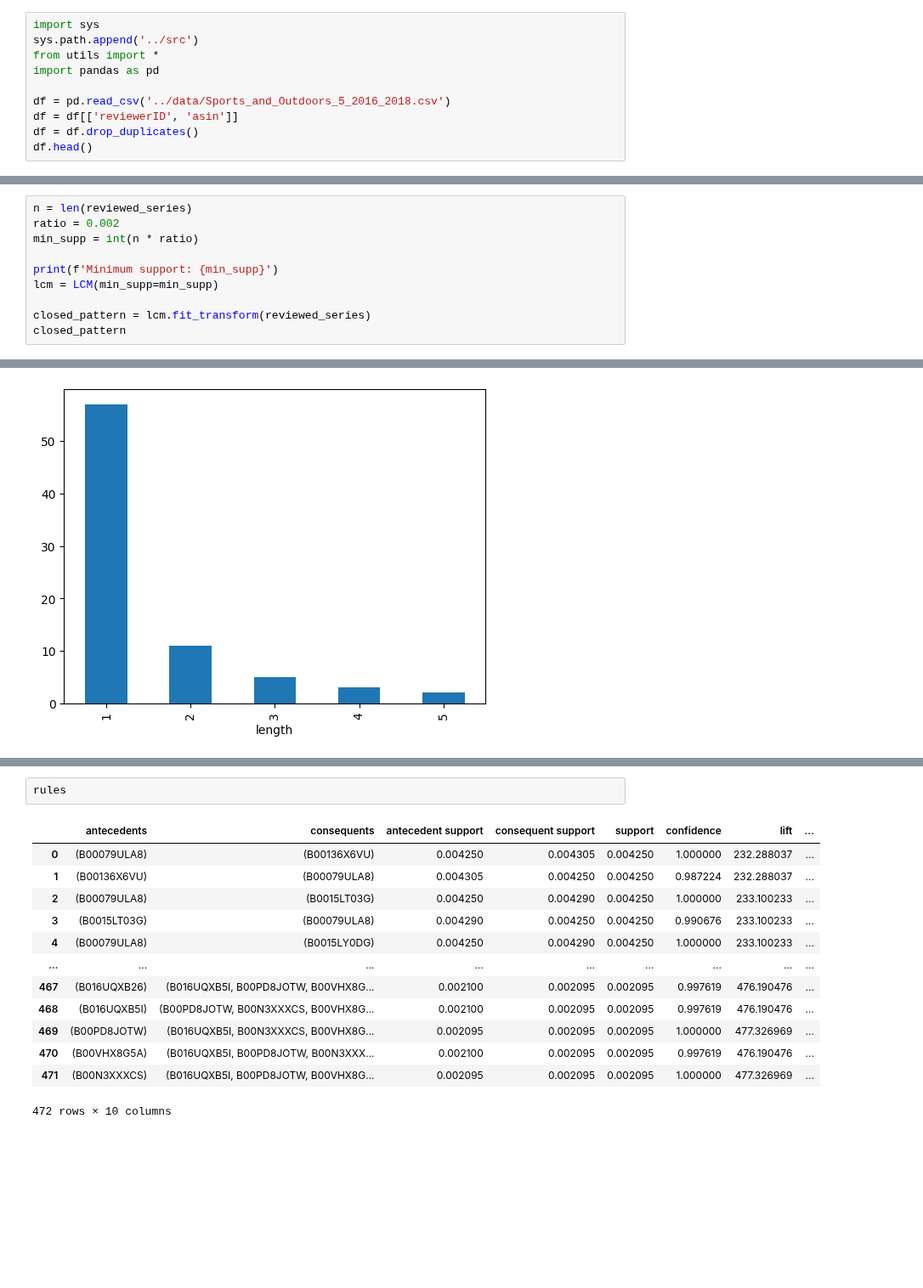
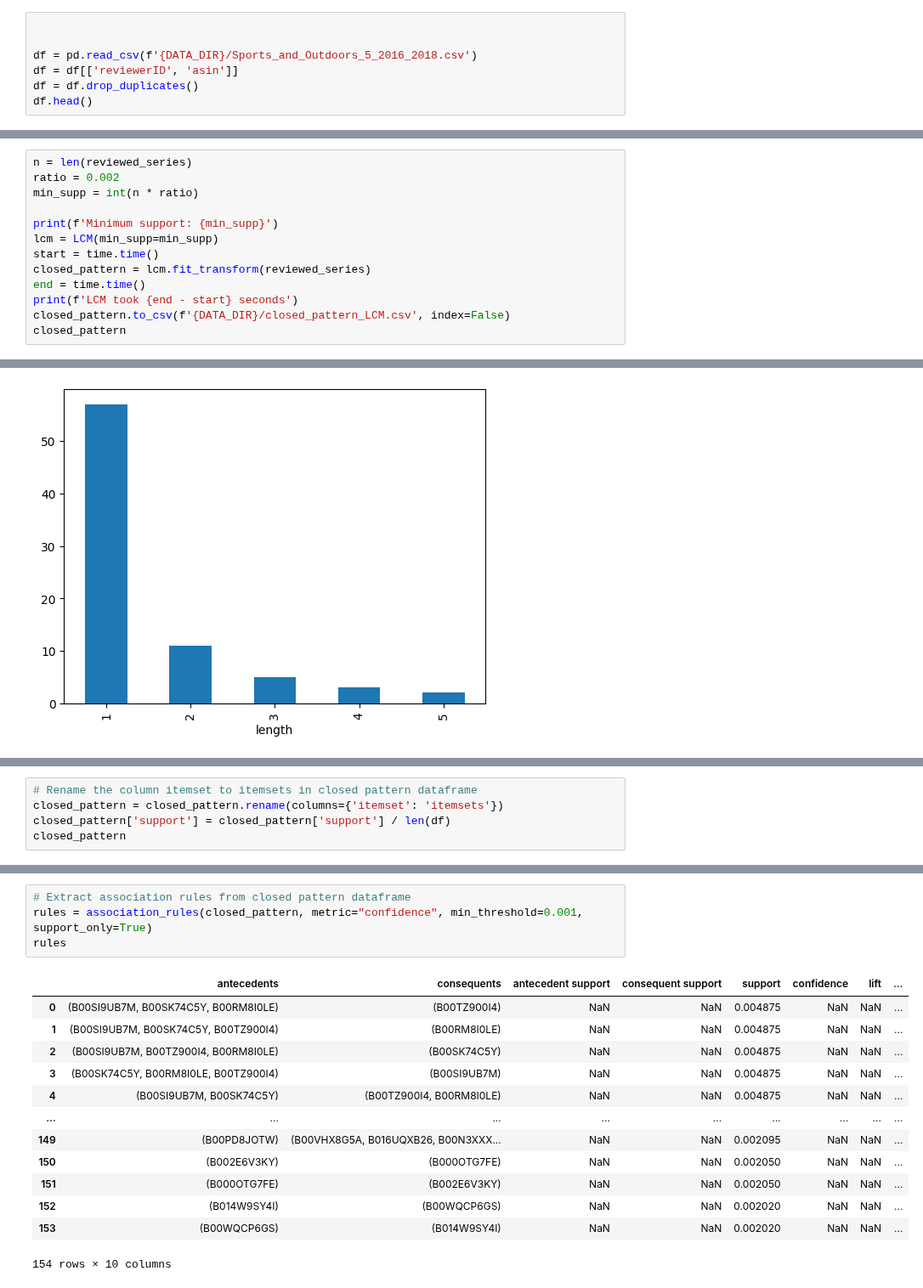
Before and after one commit to ElouanV/amazon_eda, a Jupyter notebook: notebooks/simple_pattern_mining.ipynb, the cells around one changed output, grey strips where cells are left out. Shown at 85% size. Cells and saved outputs as stored; diff of their text form; blank space fills up the shorter version.

```diff
--- a/notebooks/simple_pattern_mining.ipynb
+++ b/notebooks/simple_pattern_mining.ipynb
@@ -1,10 +7,7 @@
 # %%
-import sys
-sys.path.append('../src')
-from utils import *
-import pandas as pd
 
-df = pd.read_csv('../data/Sports_and_Outdoors_5_2016_2018.csv')
+
+df = pd.read_csv(f'{DATA_DIR}/Sports_and_Outdoors_5_2016_2018.csv')
 df = df[['reviewerID', 'asin']]
 df = df.drop_duplicates()
 df.head()
@@ -123,8 +129,11 @@ min_supp = int(n * ratio)
 
 print(f'Minimum support: {min_supp}')
 lcm = LCM(min_supp=min_supp)
-
+start = time.time()
 closed_pattern = lcm.fit_transform(reviewed_series)
+end = time.time()
+print(f'LCM took {end - start} seconds')
+closed_pattern.to_csv(f'{DATA_DIR}/closed_pattern_LCM.csv', index=False)
 closed_pattern
 # %% [output]
 Minimum support: 400
@@ -158,0 +179,5 @@ rules = association_rules(frequent_itemsets, metric="confidence", min_threshold=
+# %%
+# Rename the column itemset to itemsets in closed pattern dataframe
+closed_pattern = closed_pattern.rename(columns={'itemset': 'itemsets'})
+closed_pattern['support'] = closed_pattern['support'] / len(df)
+closed_pattern
@@ -159,16 +198,18 @@ rules = association_rules(frequent_itemsets, metric="confidence", min_threshold=
 # %%
+# Extract association rules from closed pattern dataframe
+rules = association_rules(closed_pattern, metric="confidence", min_threshold=0.001, support_only=True)
 rules
 # %% [output]
 |  | antecedents | consequents | antecedent support | consequent support | support | confidence | lift | ... |
-| 0 | (B00079ULA8) | (B00136X6VU) | 0.004250 | 0.004305 | 0.004250 | 1.000000 | 232.288037 | ... |
-| 1 | (B00136X6VU) | (B00079ULA8) | 0.004305 | 0.004250 | 0.004250 | 0.987224 | 232.288037 | ... |
-| 2 | (B00079ULA8) | (B0015LT03G) | 0.004250 | 0.004290 | 0.004250 | 1.000000 | 233.100233 | ... |
-| 3 | (B0015LT03G) | (B00079ULA8) | 0.004290 | 0.004250 | 0.004250 | 0.990676 | 233.100233 | ... |
-| 4 | (B00079ULA8) | (B0015LY0DG) | 0.004250 | 0.004290 | 0.004250 | 1.000000 | 233.100233 | ... |
+| 0 | (B00SI9UB7M, B00SK74C5Y, B00RM8I0LE) | (B00TZ900I4) | NaN | NaN | 0.004875 | NaN | NaN | ... |
+| 1 | (B00SI9UB7M, B00SK74C5Y, B00TZ900I4) | (B00RM8I0LE) | NaN | NaN | 0.004875 | NaN | NaN | ... |
+| 2 | (B00SI9UB7M, B00TZ900I4, B00RM8I0LE) | (B00SK74C5Y) | NaN | NaN | 0.004875 | NaN | NaN | ... |
+| 3 | (B00SK74C5Y, B00RM8I0LE, B00TZ900I4) | (B00SI9UB7M) | NaN | NaN | 0.004875 | NaN | NaN | ... |
+| 4 | (B00SI9UB7M, B00SK74C5Y) | (B00TZ900I4, B00RM8I0LE) | NaN | NaN | 0.004875 | NaN | NaN | ... |
 | ... | ... | ... | ... | ... | ... | ... | ... | ... |
-| 467 | (B016UQXB26) | (B016UQXB5I, B00PD8JOTW, B00VHX8G... | 0.002100 | 0.002095 | 0.002095 | 0.997619 | 476.190476 | ... |
-| 468 | (B016UQXB5I) | (B00PD8JOTW, B00N3XXXCS, B00VHX8G... | 0.002100 | 0.002095 | 0.002095 | 0.997619 | 476.190476 | ... |
-| 469 | (B00PD8JOTW) | (B016UQXB5I, B00N3XXXCS, B00VHX8G... | 0.002095 | 0.002095 | 0.002095 | 1.000000 | 477.326969 | ... |
-| 470 | (B00VHX8G5A) | (B016UQXB5I, B00PD8JOTW, B00N3XXX... | 0.002100 | 0.002095 | 0.002095 | 0.997619 | 476.190476 | ... |
-| 471 | (B00N3XXXCS) | (B016UQXB5I, B00PD8JOTW, B00VHX8G... | 0.002095 | 0.002095 | 0.002095 | 1.000000 | 477.326969 | ... |
+| 149 | (B00PD8JOTW) | (B00VHX8G5A, B016UQXB26, B00N3XXX... | NaN | NaN | 0.002095 | NaN | NaN | ... |
+| 150 | (B002E6V3KY) | (B000OTG7FE) | NaN | NaN | 0.002050 | NaN | NaN | ... |
+| 151 | (B000OTG7FE) | (B002E6V3KY) | NaN | NaN | 0.002050 | NaN | NaN | ... |
+| 152 | (B014W9SY4I) | (B00WQCP6GS) | NaN | NaN | 0.002020 | NaN | NaN | ... |
+| 153 | (B00WQCP6GS) | (B014W9SY4I) | NaN | NaN | 0.002020 | NaN | NaN | ... |
-472 rows × 10 columns
+154 rows × 10 columns
```
Also changed, not shown: parts of 15 cells of this notebook, 5 other files.
